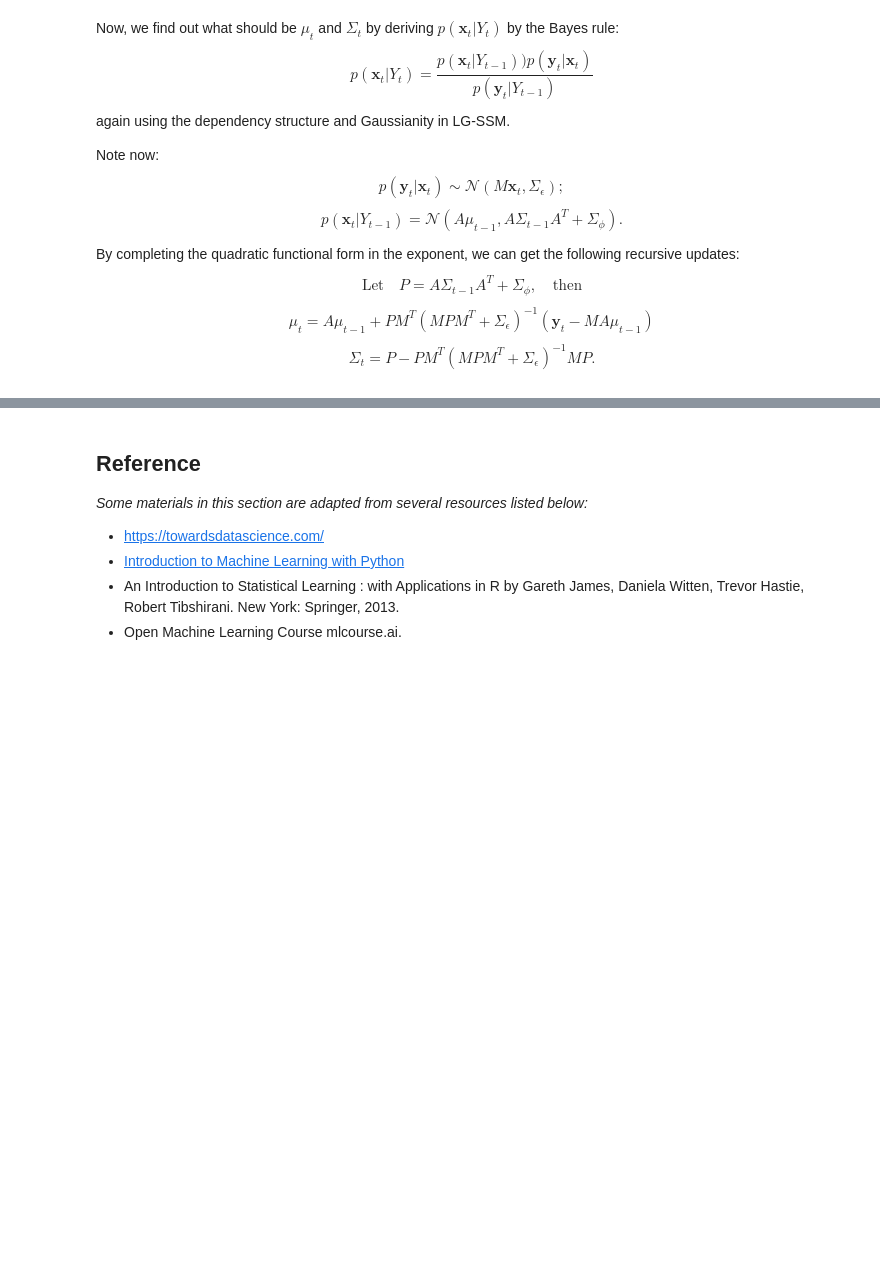
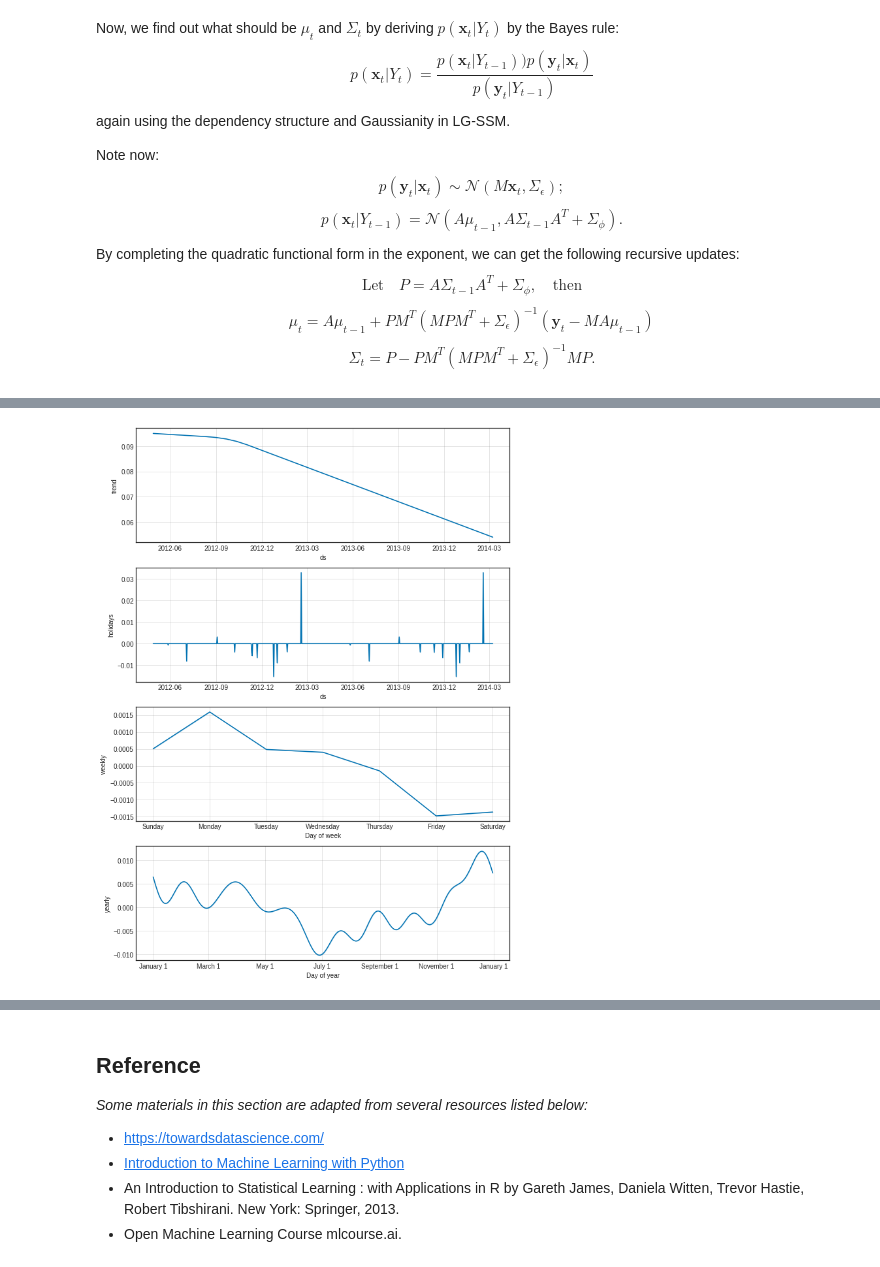
Before and after one commit to mdnsakib/ICPE-639, a Jupyter notebook: Mod5-1-ML-StateSpaceModels.ipynb, the cells around one changed output, grey strips where cells are left out. Cells and saved outputs as stored; diff of their text form; code cells hidden in the pictures; blank space fills up the shorter version.

```diff
--- a/Mod5-1-ML-StateSpaceModels.ipynb
+++ b/Mod5-1-ML-StateSpaceModels.ipynb
@@ -98,0 +235,5 @@ The other extreme direction is to completely data-driven to develop **recurrent
+# %%
+# different components
+fig2 = m.plot_components(forecast)
+# %% [output]
+[figure, added]
```
Also changed, not shown: parts of 17 cells of this notebook, 4 other files.
